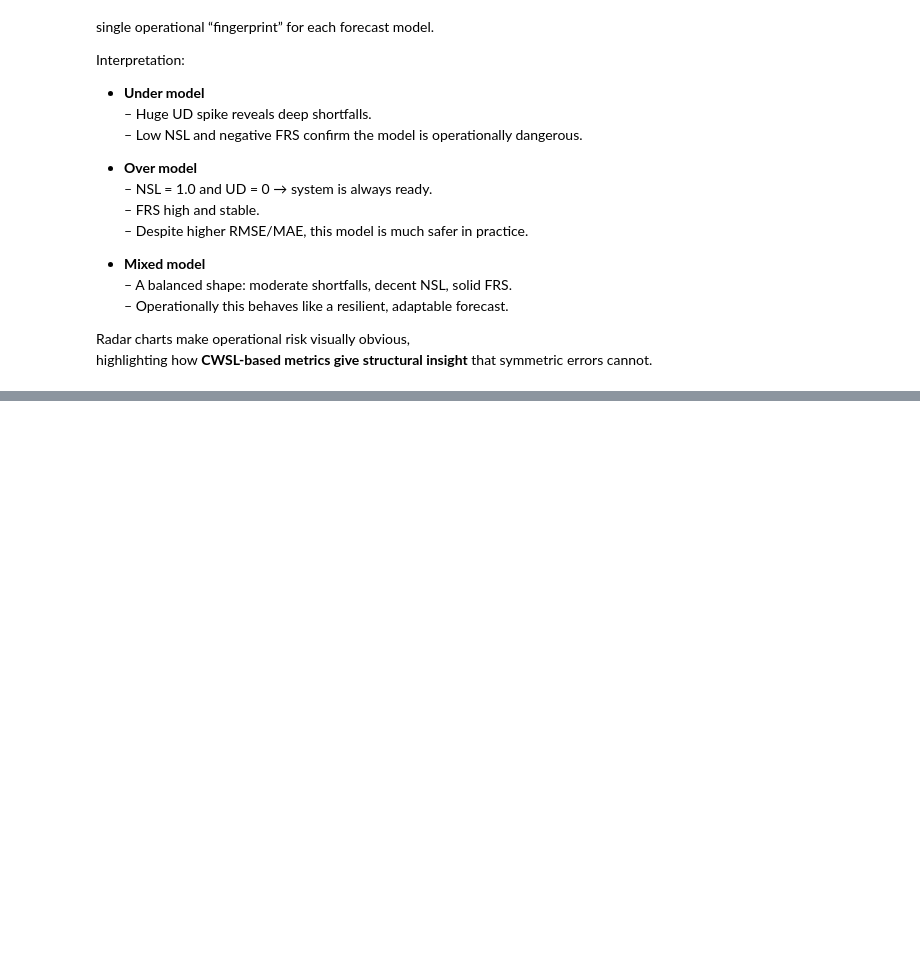
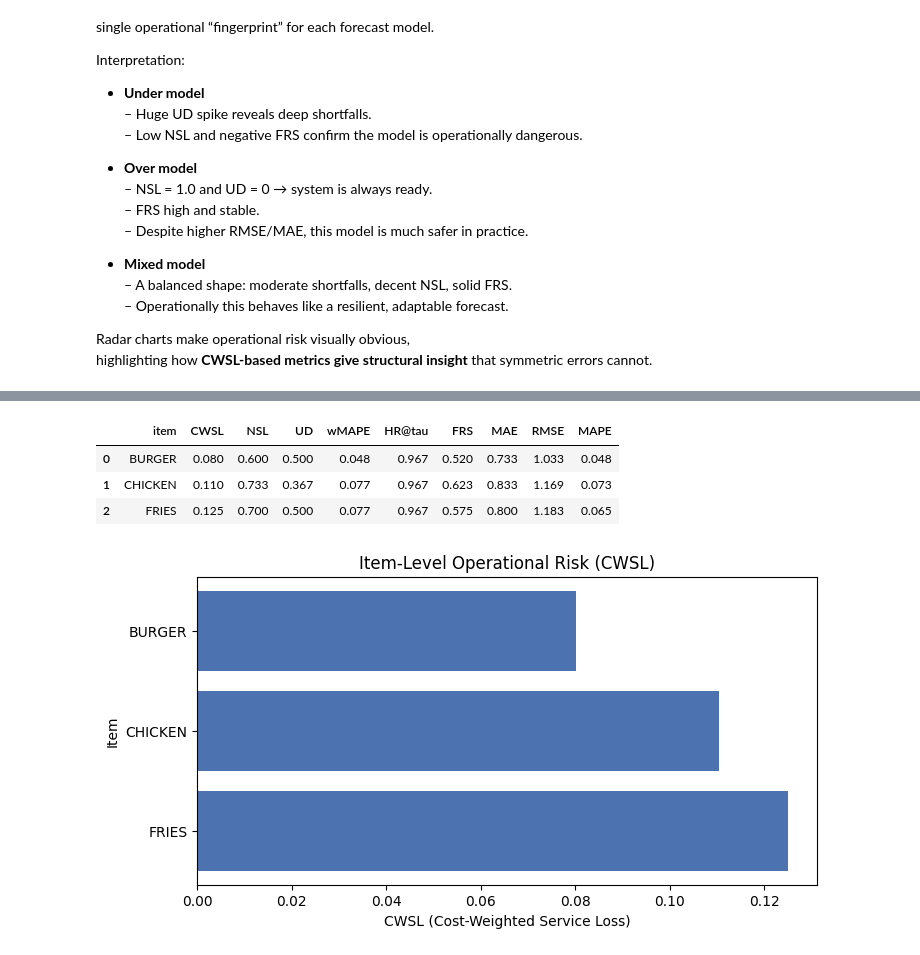
Before and after one commit to Economistician/cwsl, a Jupyter notebook: examples/cwsl_demo.ipynb, the cells around one changed output, grey strips where cells are left out. Cells and saved outputs as stored; diff of their text form; code cells hidden in the pictures; blank space fills up the shorter version.

Commit message:
Add grouped CWSL visualization to demo notebook

```diff
--- a/examples/cwsl_demo.ipynb
+++ b/examples/cwsl_demo.ipynb
@@ -619,0 +634,36 @@ highlighting how **CWSL-based metrics give structural insight** that symmetric e
+# %%
+from cwsl import evaluate_groups_df
+
+# We'll evaluate the "mixed" model by item.
+# evaluate_groups_df expects a single forecast column, so we make an alias.
+df_group = df.copy()
+df_group["forecast_qty"] = df_group["forecast_mixed"]
+
+group_summary = evaluate_groups_df(
+    df_group,
+    group_cols=["item"],
+    actual_col="actual_qty",
+    forecast_col="forecast_qty",
+    cu=2.0,
+    co=1.0,
+    tau=2.0,
+)
+
+group_summary.round(3)
+# %% [output]
+|  | item | CWSL | NSL | UD | wMAPE | HR@tau | FRS | MAE | RMSE | MAPE |
+| 0 | BURGER | 0.080 | 0.600 | 0.500 | 0.048 | 0.967 | 0.520 | 0.733 | 1.033 | 0.048 |
+| 1 | CHICKEN | 0.110 | 0.733 | 0.367 | 0.077 | 0.967 | 0.623 | 0.833 | 1.169 | 0.073 |
+| 2 | FRIES | 0.125 | 0.700 | 0.500 | 0.077 | 0.967 | 0.575 | 0.800 | 1.183 | 0.065 |
+# %%
+import matplotlib.pyplot as plt
+
+plt.figure(figsize=(8, 4))
+plt.barh(group_summary["item"], group_summary["CWSL"], color=["#4C72B0"])
+plt.xlabel("CWSL (Cost-Weighted Service Loss)")
+plt.ylabel("Item")
+plt.title("Item-Level Operational Risk (CWSL)")
+plt.gca().invert_yaxis()  # makes highest bar appear at top
+plt.show()
+# %% [output]
+[figure, added]
```
Also changed, not shown: parts of 2 cells of this notebook.
